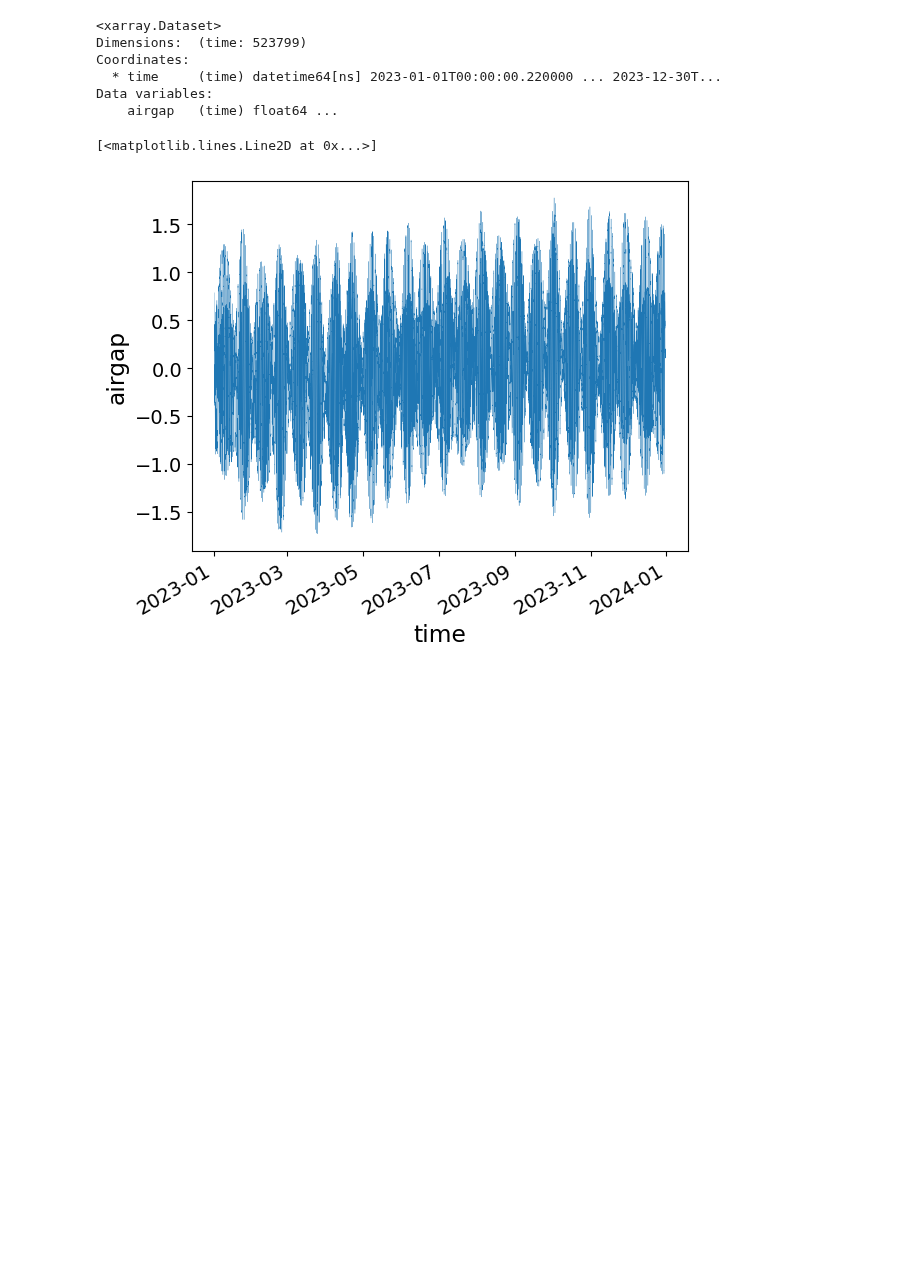
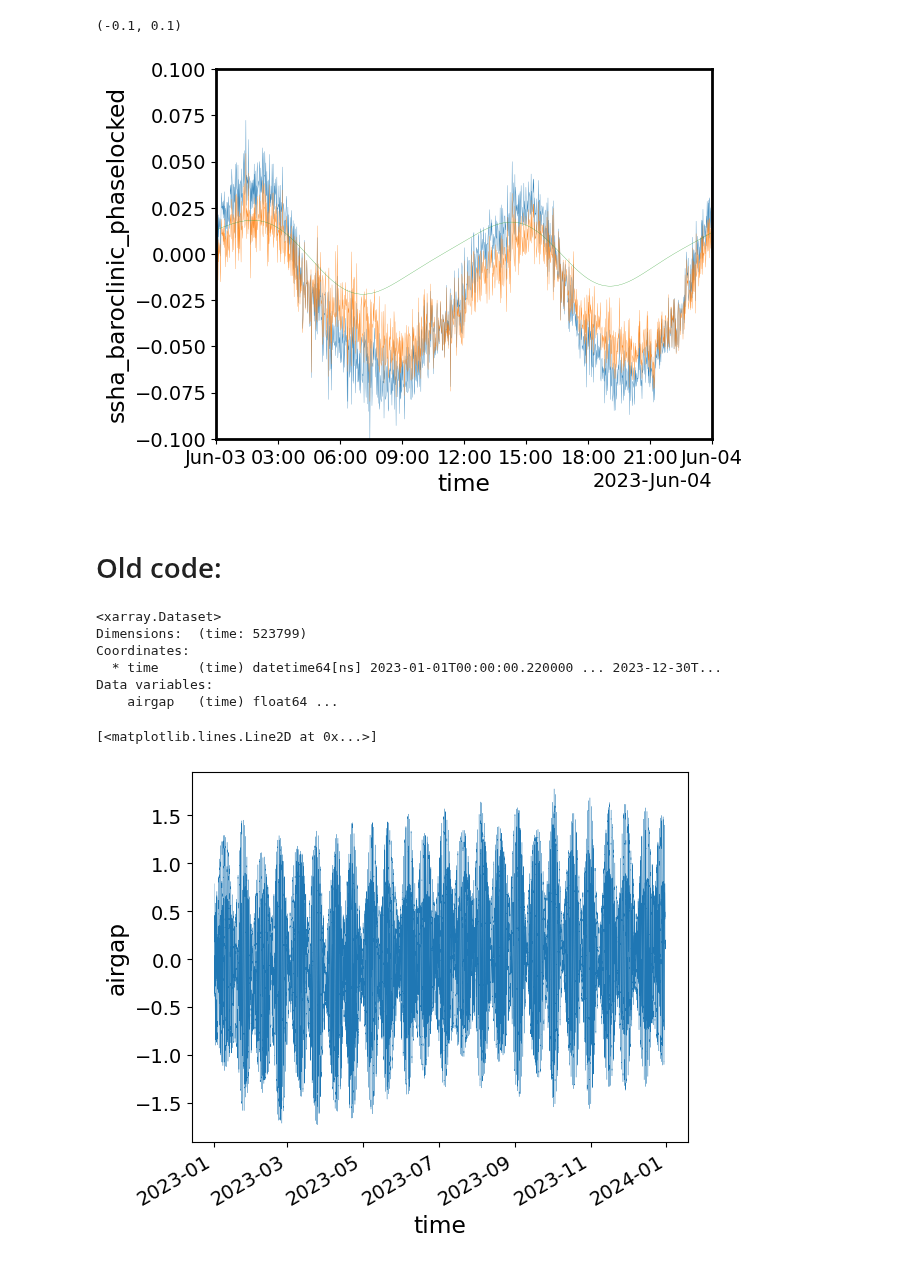
Before and after one commit to TIDE-ITRH/swot_adac_naust, a Jupyter notebook: NOTEBOOKS/play_w_NRA_airgap.ipynb, the cells around one changed output. Saved outputs shown, nothing was run; the diff lists cells and outputs as text; code cells hidden in the pictures; blank space fills up the shorter version.

```diff
--- a/NOTEBOOKS/play_w_NRA_airgap.ipynb
+++ b/NOTEBOOKS/play_w_NRA_airgap.ipynb
@@ -12,3 +156,22 @@ plt.rcParams['pcolor.shading']='auto'
+# %%
+ds_out['ssha'].plot(lw=0.2)
+ds_out['ssha_baroclinic_nonphaselocked'].plot(lw=0.2)
+ds_out['ssha_baroclinic_phaselocked'].plot(lw=0.2)
+
+plt.xlim(np.datetime64('2023-06-01'), np.datetime64('2023-06-05'))
+# plt.xlim(np.datetime64('2024-07-01'), np.datetime64('2024-07-09'))
+# plt.xlim(np.datetime64('2024-11-01'), np.datetime64('2024-12-05'))
+# plt.xlim(np.datetime64('2024-11-09'), np.datetime64('2024-11-15'))
+
+plt.ylim(-0.3,0.3)
+
+plt.xlim(np.datetime64('2023-06-03'), np.datetime64('2023-06-04'))
+plt.ylim(-0.1,0.1)
+# %% [output]
+(-0.1, 0.1)
+[figure, added]
+# %% [markdown]
+# Old code:
 # %%
 ncfile = '/data/jupyter-ubuntu/TIDE/NRA/NRA_airgap_RAW_2023_60s.nc'
 ds = xr.open_dataset(ncfile)
```
Also changed, not shown: parts of 10 cells of this notebook, 4 other files.
